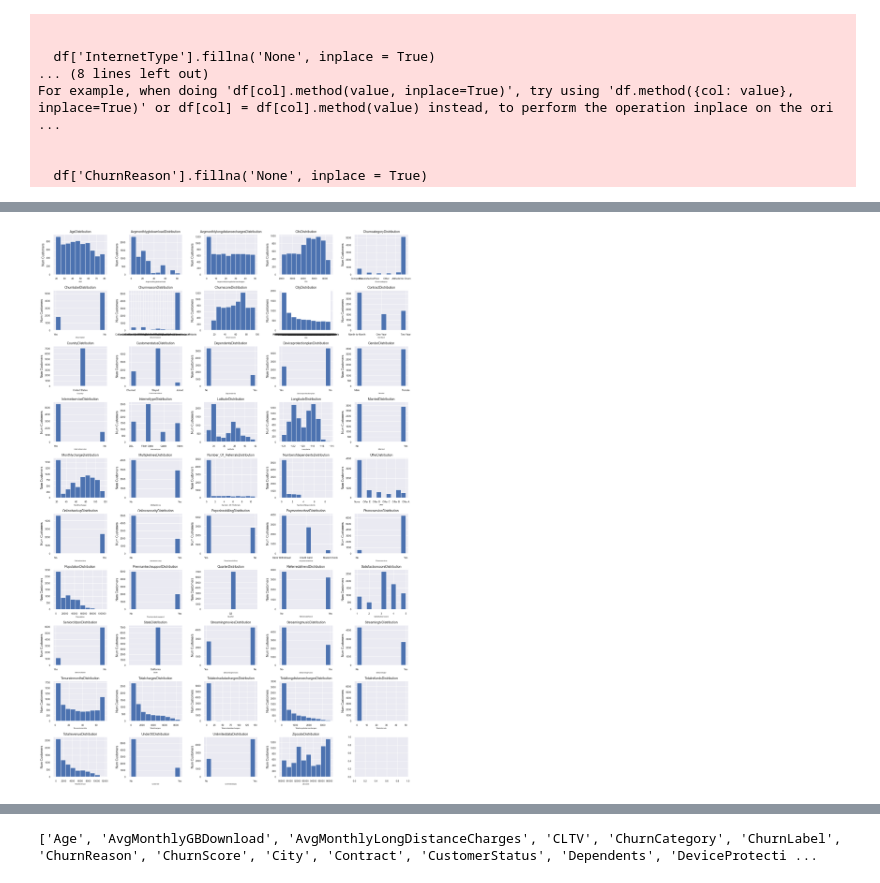
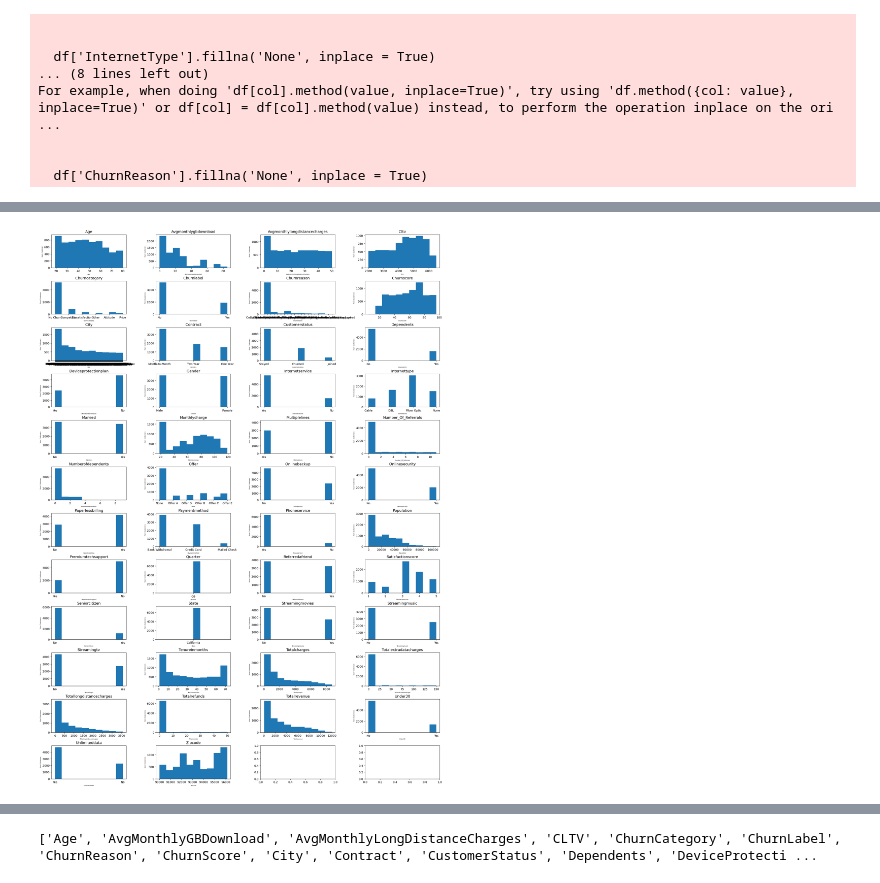
Before and after one commit to isNokuthula/FinalProj, a Jupyter notebook: FP copy 2.ipynb, the cells around one changed output, grey strips where cells are left out. Drawn from its saved outputs; the diff is of its cells as text; code cells hidden in the pictures.

```diff
--- a/FP copy 2.ipynb
+++ b/FP copy 2.ipynb
@@ -19,3 +36,3 @@ df.head()
 # %%
-#scramble records as all churn labels were at the top
-df.sample(frac=1)
+#scramble records as all churn labels were at the top of the data sample
+df=df.sample(frac=1)
@@ -40 +49,4 @@ print(sorted(df))
+# %%
+#reset index after shuffle
+df=df.reset_index(drop=True)
 # %%
@@ -145,38 +222,36 @@ import seaborn as sns
 # %%
 # choose features for the subplots
 features = ['Age', 'AvgMonthlyGBDownload', 'AvgMonthlyLongDistanceCharges', 'CLTV', 'ChurnCategory', 'ChurnLabel', 'ChurnReason', 'ChurnScore',
-             'City', 'Contract', 'Country', 'CustomerStatus', 'Dependents', 'DeviceProtectionPlan', 'Gender', 'InternetService', 'InternetType', 'Latitude',
-             'Longitude', 'Married', 'MonthlyCharge', 'MultipleLines', 'Number_of_Referrals', 'NumberofDependents', 'Offer', 'OnlineBackup', 'OnlineSecurity',
+             'City', 'Contract', 'CustomerStatus', 'Dependents', 'DeviceProtectionPlan', 'Gender', 'InternetService', 'InternetType',
+             'Married', 'MonthlyCharge', 'MultipleLines', 'Number_of_Referrals', 'NumberofDependents', 'Offer', 'OnlineBackup', 'OnlineSecurity',
              'PaperlessBilling', 'PaymentMethod', 'PhoneService', 'Population', 'PremiumTechSupport', 'Quarter', 'ReferredaFriend', 'SatisfactionScore', 'SeniorCitizen',
              'State', 'StreamingMovies', 'StreamingMusic', 'StreamingTV', 'TenureinMonths', 'TotalCharges', 'TotalExtraDataCharges', 'TotalLongDistanceCharges',
              'TotalRefunds', 'TotalRevenue', 'Under30', 'UnlimitedData', 'ZipCode']
 # choose how many columns you want
-num_cols = 5
+num_cols = 4
 # set a number of rows
 if len(features)%num_cols == 0:
     num_rows = len(features)//num_cols
 else:
     num_rows = (len(features)//num_cols) + 1
 # define the figure and axes
 fig, ax = plt.subplots(figsize=(20,30),
                        nrows=num_rows,
                        ncols=num_cols)
 # add a figure title
 #fig.suptitle('Features of King County Homes Sold in 2014 and 2015',
 #             fontsize=15)
 #use a for loop to create each subplot:
 for feat in features:
     row = features.index(feat)//num_cols
     col = features.index(feat)%num_cols
 
     ax[row, col].hist(df[feat], bins=10)
-    ax[row, col].set_title(feat.title()+'Distribution',
-                           fontsize=10)
-    ax[row, col].set_xlabel(feat.title(),
-                            fontsize=6)
-    ax[row, col].set_ylabel('Num Customers',
-                            fontsize=10)
+    ax[row, col].set_title(feat.title(), fontsize=13)
+    ax[row, col].set_xlabel(feat.title(),fontsize=5)
+    ax[row, col].set_ylabel('Num Customers', fontsize=5)
+    fig.tight_layout(pad=1)
 
-plt.subplots_adjust(top=0.9, wspace=0.4, hspace=0.4)
+plt.subplots_adjust(top=0.9,bottom=0.01, wspace=0.4, hspace=0.4)
 # %% [output]
-[figure, old version]
+[figure, new version]
```
Also changed, not shown: parts of 145 cells of this notebook.
